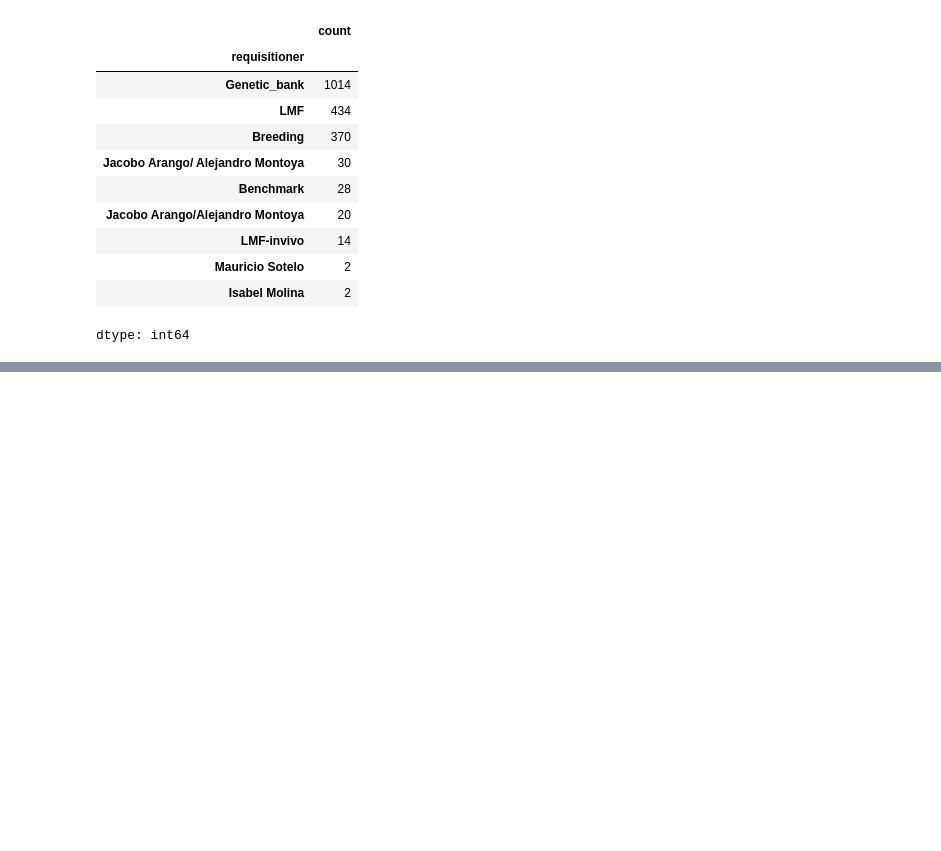
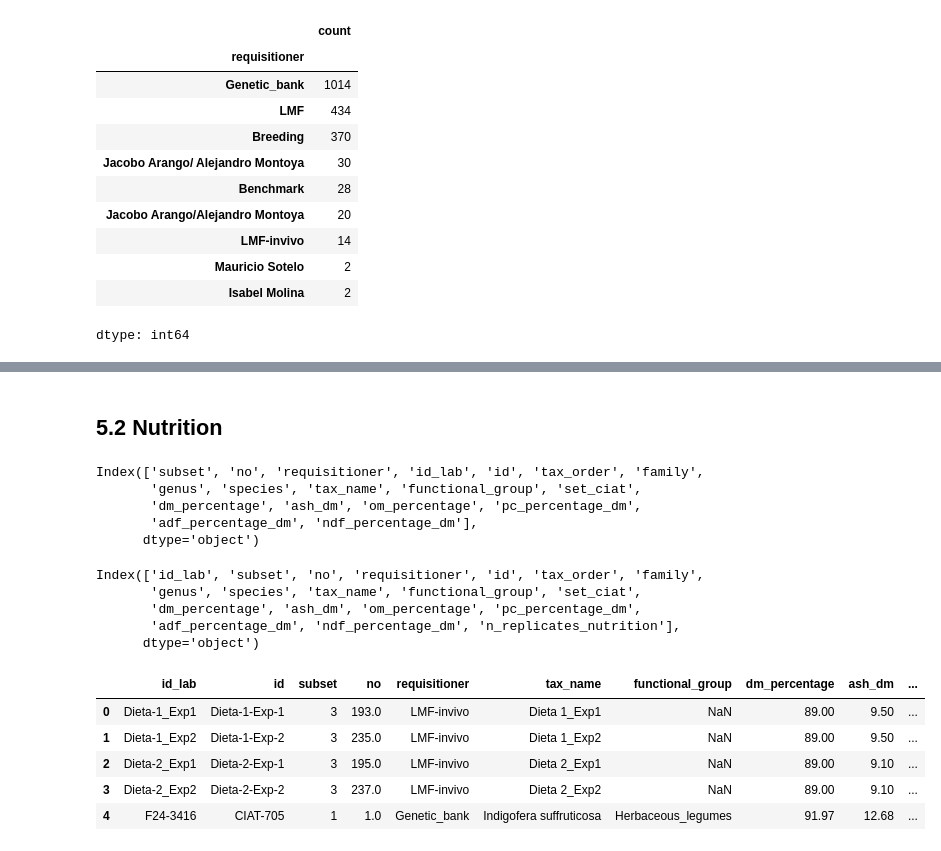
Before and after one commit to maurope/lmf, a Jupyter notebook: notebooks/2026/2026_06_09_trial_database_curation.ipynb, the cells around one changed output, grey strips where cells are left out. Drawn from its saved outputs; the diff is of its cells as text; code cells hidden in the pictures; blank space fills up the shorter version.

```diff
--- a/notebooks/2026/2026_06_09_trial_database_curation.ipynb
+++ b/notebooks/2026/2026_06_09_trial_database_curation.ipynb
@@ -148,0 +271,10 @@ nutrition.to_csv('/content/drive/MyDrive/lmf/output/2026_06_09_trial_database_cu
+# %% [markdown]
+## 5.2 Nutrition
+# %%
+nutrition.columns
+# %% [output]
+Index(['subset', 'no', 'requisitioner', 'id_lab', 'id', 'tax_order', 'family',
+       'genus', 'species', 'tax_name', 'functional_group', 'set_ciat',
+       'dm_percentage', 'ash_dm', 'om_percentage', 'pc_percentage_dm',
+       'adf_percentage_dm', 'ndf_percentage_dm'],
+      dtype='object')
@@ -148,0 +296,60 @@ nutrition.to_csv('/content/drive/MyDrive/lmf/output/2026_06_09_trial_database_cu
+# %%
+# Group by subset and id_lab, keeping categorical columns
+def mean_with_replicates(df, category_columns, numeric_columns):
+
+    # Categorical columns to retain (excluding grouping columns)
+    cat_cols = [
+        col for col in category_columns
+        if col not in [ 'id_lab']
+    ]
+
+    # Keep the first value of each categorical column within each group
+    cat_df = (
+        df.groupby([ 'id_lab'])[cat_cols]
+          .first()
+    )
+
+    # Calculate the mean of the numeric columns
+    mean_df = (
+        df.groupby(['id_lab'])[numeric_columns]
+          .mean()
+          .round(2)
+    )
+
+    # Count the number of replicates in each group
+    mean_df['n_replicates_nutrition'] = (
+        df.groupby([ 'id_lab'])
+          .size()
+    )
+
+    # Combine categorical columns, means, and replicate counts
+    result = (
+        cat_df
+        .join(mean_df)
+        .reset_index()
+    )
+
+    return result
+# %%
+nutrition_av = mean_with_replicates(nutrition, category_columns, numeric_columns)
+# %%
+nutrition_av.columns
+# %% [output]
+Index(['id_lab', 'subset', 'no', 'requisitioner', 'id', 'tax_order', 'family',
+       'genus', 'species', 'tax_name', 'functional_group', 'set_ciat',
+       'dm_percentage', 'ash_dm', 'om_percentage', 'pc_percentage_dm',
+       'adf_percentage_dm', 'ndf_percentage_dm', 'n_replicates_nutrition'],
+      dtype='object')
+# %%
+nutrition_av2 = nutrition_av[['id_lab',	'id', 'subset', 'no',	'requisitioner',	'tax_name',	'functional_group',
+                              'dm_percentage', 'ash_dm', 'om_percentage', 'pc_percentage_dm',
+       'adf_percentage_dm', 'ndf_percentage_dm', 'n_replicates_nutrition']]
+# %%
+nutrition_av2.head()
+# %% [output]
+|  | id_lab | id | subset | no | requisitioner | tax_name | functional_group | dm_percentage | ash_dm | ... |
+| 0 | Dieta-1_Exp1 | Dieta-1-Exp-1 | 3 | 193.0 | LMF-invivo | Dieta 1_Exp1 | NaN | 89.00 | 9.50 | ... |
+| 1 | Dieta-1_Exp2 | Dieta-1-Exp-2 | 3 | 235.0 | LMF-invivo | Dieta 1_Exp2 | NaN | 89.00 | 9.50 | ... |
+| 2 | Dieta-2_Exp1 | Dieta-2-Exp-1 | 3 | 195.0 | LMF-invivo | Dieta 2_Exp1 | NaN | 89.00 | 9.10 | ... |
+| 3 | Dieta-2_Exp2 | Dieta-2-Exp-2 | 3 | 237.0 | LMF-invivo | Dieta 2_Exp2 | NaN | 89.00 | 9.10 | ... |
+| 4 | F24-3416 | CIAT-705 | 1 | 1.0 | Genetic_bank | Indigofera suffruticosa | Herbaceous_legumes | 91.97 | 12.68 | ... |
```
Also changed, not shown: parts of 19 cells of this notebook, 7 other files.
